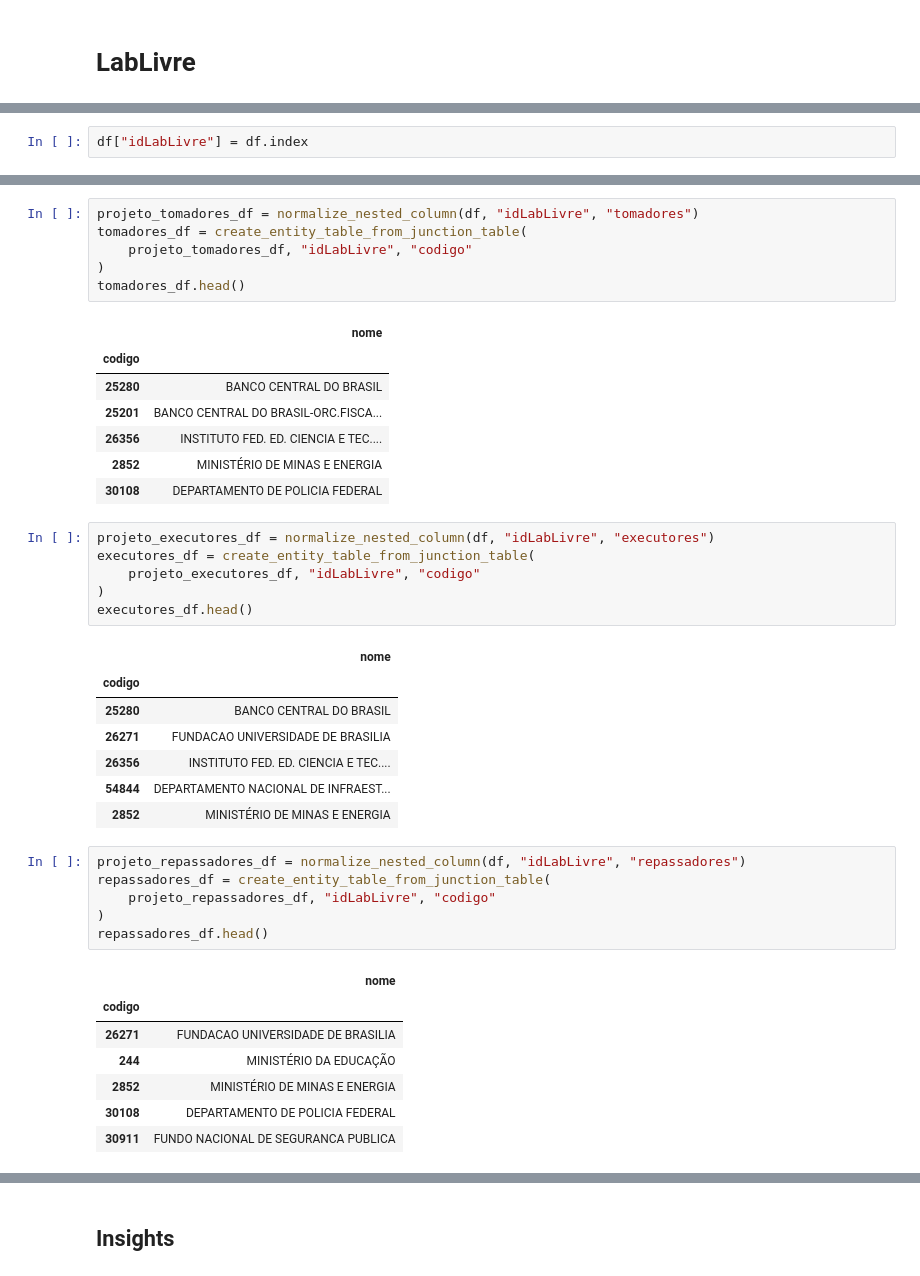
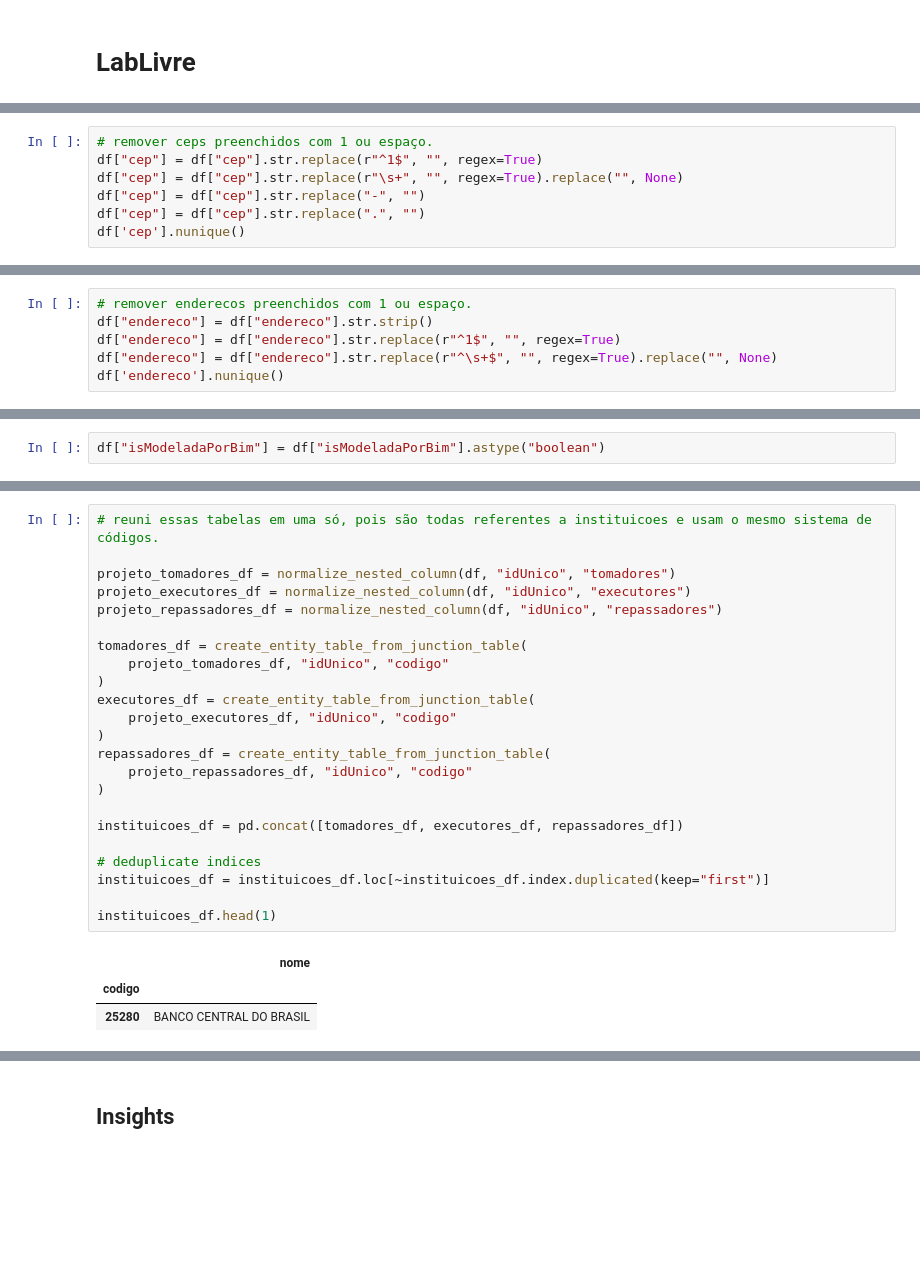
Before and after one commit to noah-art3mis/takehome-lablivre-analysis, a Jupyter notebook: takehome.ipynb, the cells around one changed output, grey strips where cells are left out. Drawn from its saved outputs; the diff is of its cells as text; blank space fills up the shorter version.

```diff
--- a/takehome.ipynb
+++ b/takehome.ipynb
@@ -95,0 +137,7 @@ df.head()
+# %%
+# remover ceps preenchidos com 1 ou espaço.
+df["cep"] = df["cep"].str.replace(r"^1$", "", regex=True)
+df["cep"] = df["cep"].str.replace(r"\s+", "", regex=True).replace("", None)
+df["cep"] = df["cep"].str.replace("-", "")
+df["cep"] = df["cep"].str.replace(".", "")
+df['cep'].nunique()
@@ -95,0 +146,6 @@ df.head()
+# %%
+# remover enderecos preenchidos com 1 ou espaço.
+df["endereco"] = df["endereco"].str.strip()
+df["endereco"] = df["endereco"].str.replace(r"^1$", "", regex=True)
+df["endereco"] = df["endereco"].str.replace(r"^\s+$", "", regex=True).replace("", None)
+df['endereco'].nunique()
@@ -104,2 +192,4 @@ True      31
 Name: count, dtype: int64
+# %%
+df["isModeladaPorBim"] = df["isModeladaPorBim"].astype("boolean")
 # %%
@@ -124,4 +220,2 @@ df["dataSituacao"] = pd.to_datetime(df["dataSituacao"], errors="coerce")
 df["qdtEmpregosGerados"] = pd.to_numeric(df["qdtEmpregosGerados"], errors="coerce")
 df["populacaoBeneficiada"] = pd.to_numeric(df["populacaoBeneficiada"], errors="coerce")
-# %%
-df["idLabLivre"] = df.index
@@ -168,44 +269,29 @@ def create_entity_table_from_junction_table(
     new_df.drop(prev_index, axis=1, inplace=True)
     return new_df
 # %%
-projeto_tomadores_df = normalize_nested_column(df, "idLabLivre", "tomadores")
+# reuni essas tabelas em uma só, pois são todas referentes a instituicoes e usam o mesmo sistema de códigos.
+
+projeto_tomadores_df = normalize_nested_column(df, "idUnico", "tomadores")
+projeto_executores_df = normalize_nested_column(df, "idUnico", "executores")
+projeto_repassadores_df = normalize_nested_column(df, "idUnico", "repassadores")
+
 tomadores_df = create_entity_table_from_junction_table(
-    projeto_tomadores_df, "idLabLivre", "codigo"
+    projeto_tomadores_df, "idUnico", "codigo"
 )
-tomadores_df.head()
+executores_df = create_entity_table_from_junction_table(
+    projeto_executores_df, "idUnico", "codigo"
+)
+repassadores_df = create_entity_table_from_junction_table(
+    projeto_repassadores_df, "idUnico", "codigo"
+)
+
+instituicoes_df = pd.concat([tomadores_df, executores_df, repassadores_df])
+
+# deduplicate indices
+instituicoes_df = instituicoes_df.loc[~instituicoes_df.index.duplicated(keep="first")]
+
+instituicoes_df.head(1)
 # %% [output]
 |  | nome |
 | codigo |  |
 | 25280 | BANCO CENTRAL DO BRASIL |
-| 25201 | BANCO CENTRAL DO BRASIL-ORC.FISCA... |
-| 26356 | INSTITUTO FED. ED. CIENCIA E TEC.... |
-| 2852 | MINISTÉRIO DE MINAS E ENERGIA |
-| 30108 | DEPARTAMENTO DE POLICIA FEDERAL |
-# %%
-projeto_executores_df = normalize_nested_column(df, "idLabLivre", "executores")
-executores_df = create_entity_table_from_junction_table(
-    projeto_executores_df, "idLabLivre", "codigo"
-)
-executores_df.head()
-# %% [output]
-|  | nome |
-| codigo |  |
-| 25280 | BANCO CENTRAL DO BRASIL |
-| 26271 | FUNDACAO UNIVERSIDADE DE BRASILIA |
-| 26356 | INSTITUTO FED. ED. CIENCIA E TEC.... |
-| 54844 | DEPARTAMENTO NACIONAL DE INFRAEST... |
-| 2852 | MINISTÉRIO DE MINAS E ENERGIA |
-# %%
-projeto_repassadores_df = normalize_nested_column(df, "idLabLivre", "repassadores")
-repassadores_df = create_entity_table_from_junction_table(
-    projeto_repassadores_df, "idLabLivre", "codigo"
-)
-repassadores_df.head()
-# %% [output]
-|  | nome |
-| codigo |  |
-| 26271 | FUNDACAO UNIVERSIDADE DE BRASILIA |
-| 244 | MINISTÉRIO DA EDUCAÇÃO |
-| 2852 | MINISTÉRIO DE MINAS E ENERGIA |
-| 30108 | DEPARTAMENTO DE POLICIA FEDERAL |
-| 30911 | FUNDO NACIONAL DE SEGURANCA PUBLICA |
```
Also changed, not shown: parts of 47 cells of this notebook, 7 other files.
